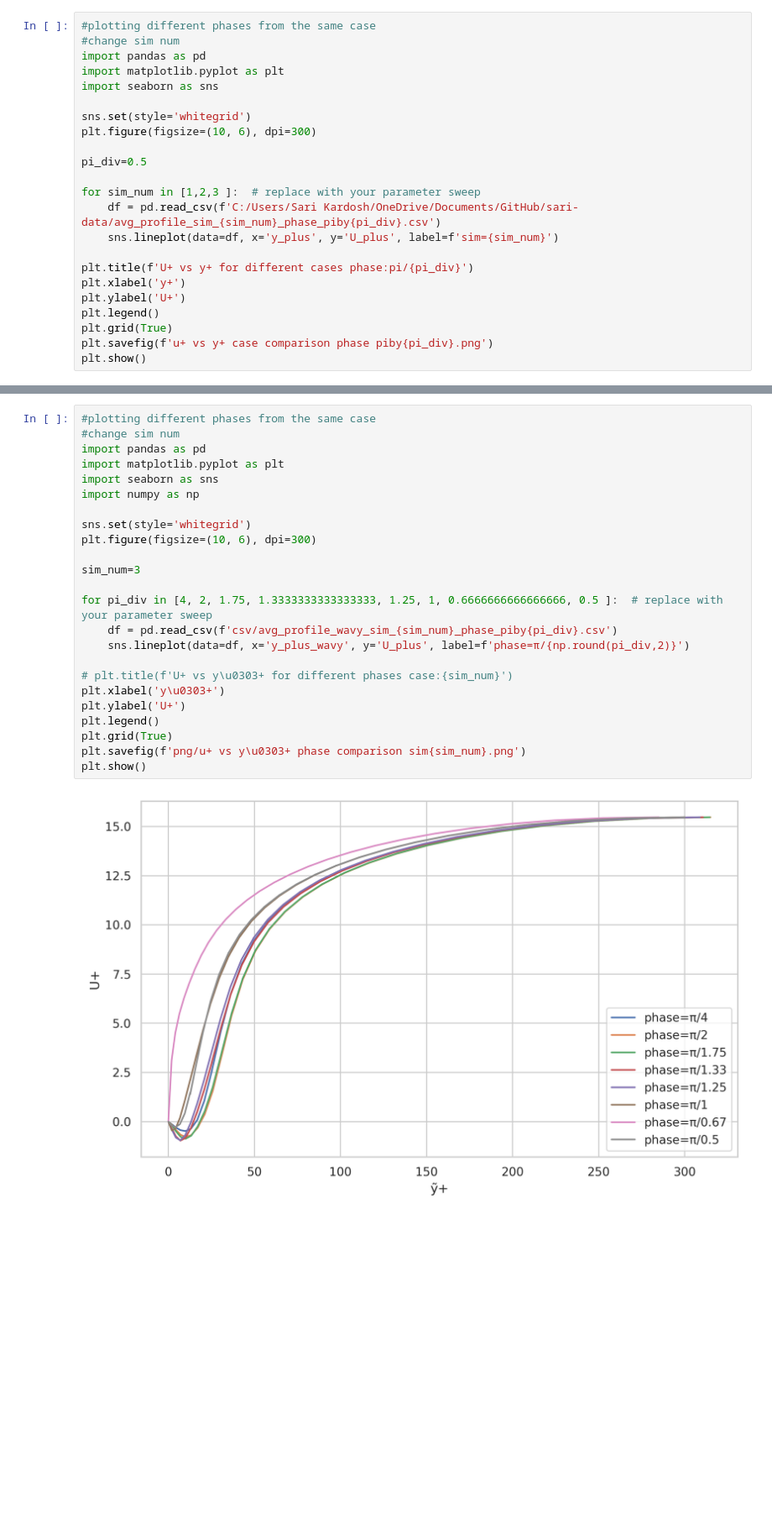
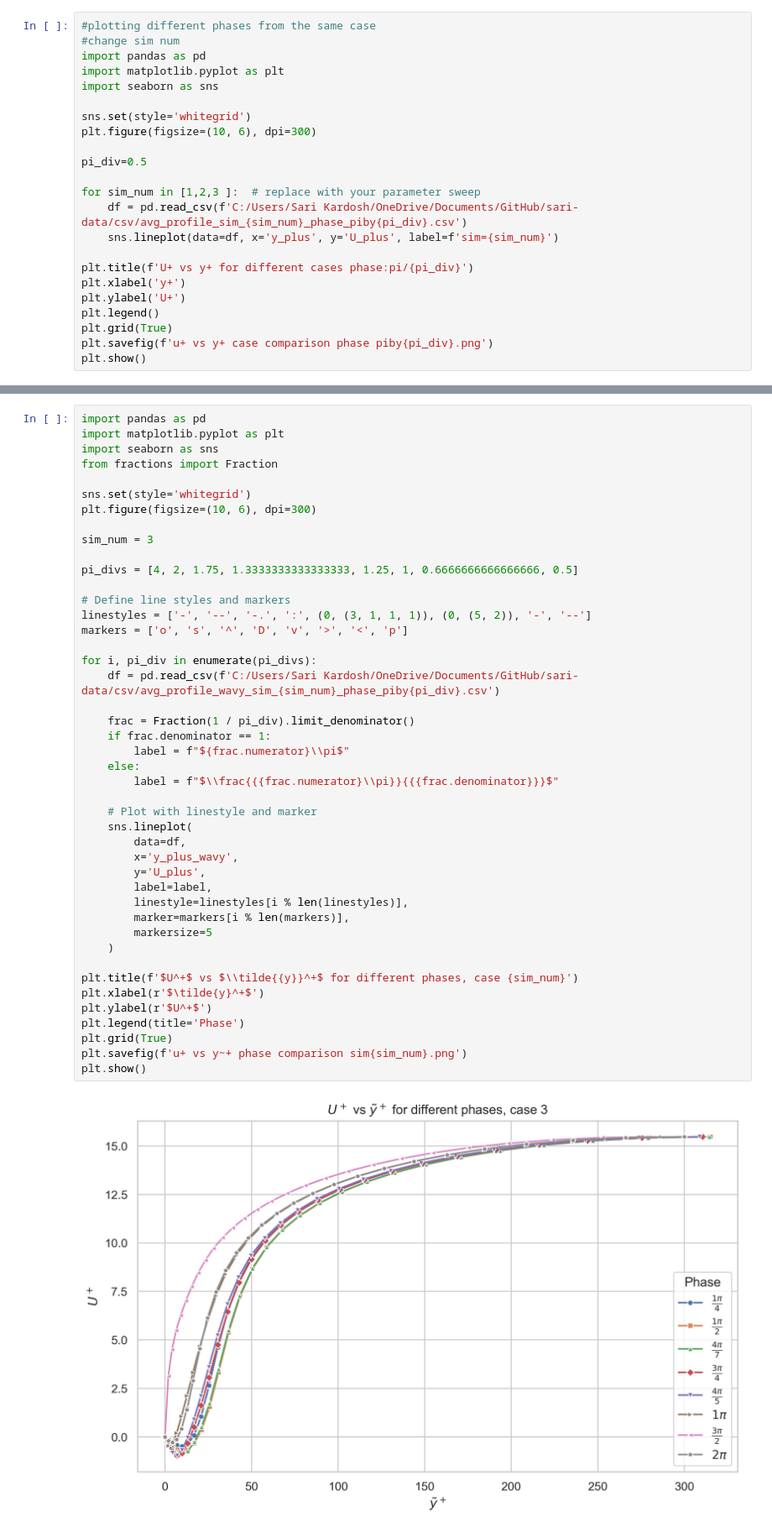
Before and after one commit to alexliberzonlab/sari-data, a Jupyter notebook: plots_assem.ipynb, the cells around one changed output, grey strips where cells are left out. Shown at 84% size. Saved outputs shown, nothing was run; the diff lists cells and outputs as text; blank space fills up the shorter version.

```diff
--- a/plots_assem.ipynb
+++ b/plots_assem.ipynb
@@ -37,7 +60,7 @@ plt.figure(figsize=(10, 6), dpi=300)
 pi_div=0.5
 
 for sim_num in [1,2,3 ]:  # replace with your parameter sweep
-    df = pd.read_csv(f'C:/Users/Sari Kardosh/OneDrive/Documents/GitHub/sari-data/avg_profile_sim_{sim_num}_phase_piby{pi_div}.csv')
+    df = pd.read_csv(f'C:/Users/Sari Kardosh/OneDrive/Documents/GitHub/sari-data/csv/avg_profile_sim_{sim_num}_phase_piby{pi_div}.csv')
     sns.lineplot(data=df, x='y_plus', y='U_plus', label=f'sim={sim_num}')
 
 plt.title(f'U+ vs y+ for different cases phase:pi/{pi_div}')
@@ -50,31 +73,51 @@ plt.show()
 # %% [output]
 [figure]
 # %%
-#plotting different phases from the same case
-#change sim num
 import pandas as pd
 import matplotlib.pyplot as plt
 import seaborn as sns
-import numpy as np
+from fractions import Fraction
 
 sns.set(style='whitegrid')
 plt.figure(figsize=(10, 6), dpi=300)
 
-sim_num=3
+sim_num = 3
 
-for pi_div in [4, 2, 1.75, 1.3333333333333333, 1.25, 1, 0.6666666666666666, 0.5 ]:  # replace with your parameter sweep
-    df = pd.read_csv(f'csv/avg_profile_wavy_sim_{sim_num}_phase_piby{pi_div}.csv')
-    sns.lineplot(data=df, x='y_plus_wavy', y='U_plus', label=f'phase=π/{np.round(pi_div,2)}')
+pi_divs = [4, 2, 1.75, 1.3333333333333333, 1.25, 1, 0.6666666666666666, 0.5]
 
-# plt.title(f'U+ vs y\u0303+ for different phases case:{sim_num}')
-plt.xlabel('y\u0303+')
-plt.ylabel('U+')
-plt.legend()
+# Define line styles and markers
+linestyles = ['-', '--', '-.', ':', (0, (3, 1, 1, 1)), (0, (5, 2)), '-', '--']
+markers = ['o', 's', '^', 'D', 'v', '>', '<', 'p']
+
+for i, pi_div in enumerate(pi_divs):
+    df = pd.read_csv(f'C:/Users/Sari Kardosh/OneDrive/Documents/GitHub/sari-data/csv/avg_profile_wavy_sim_{sim_num}_phase_piby{pi_div}.csv')
+
+    frac = Fraction(1 / pi_div).limit_denominator()
+    if frac.denominator == 1:
+        label = f"${frac.numerator}\\pi$"
+    else:
+        label = f"$\\frac{{{frac.numerator}\\pi}}{{{frac.denominator}}}$"
+
+    # Plot with linestyle and marker
+    sns.lineplot(
+        data=df,
+        x='y_plus_wavy',
+        y='U_plus',
+        label=label,
+        linestyle=linestyles[i % len(linestyles)],
+        marker=markers[i % len(markers)],
+        markersize=5
+    )
+
+plt.title(f'$U^+$ vs $\\tilde{{y}}^+$ for different phases, case {sim_num}')
+plt.xlabel(r'$\tilde{y}^+$')
+plt.ylabel(r'$U^+$')
+plt.legend(title='Phase')
 plt.grid(True)
-plt.savefig(f'png/u+ vs y\u0303+ phase comparison sim{sim_num}.png')
+plt.savefig(f'u+ vs y~+ phase comparison sim{sim_num}.png')
 plt.show()
 # %% [output]
-[figure, old version]
+[figure, new version]
 # %%
 #plotting different phases from the same case
 #change sim num
```
Also changed, not shown: parts of 3 cells of this notebook, 6 other files.
